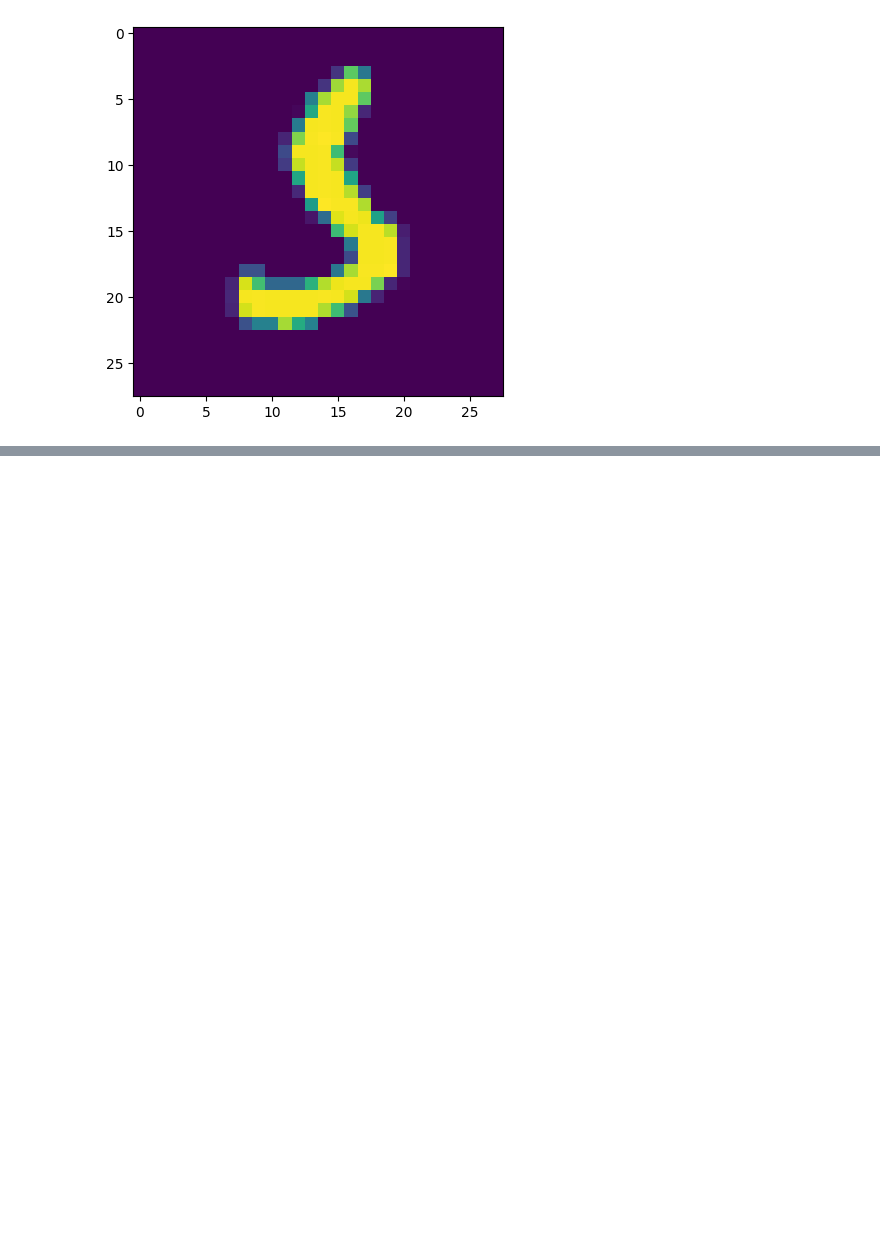
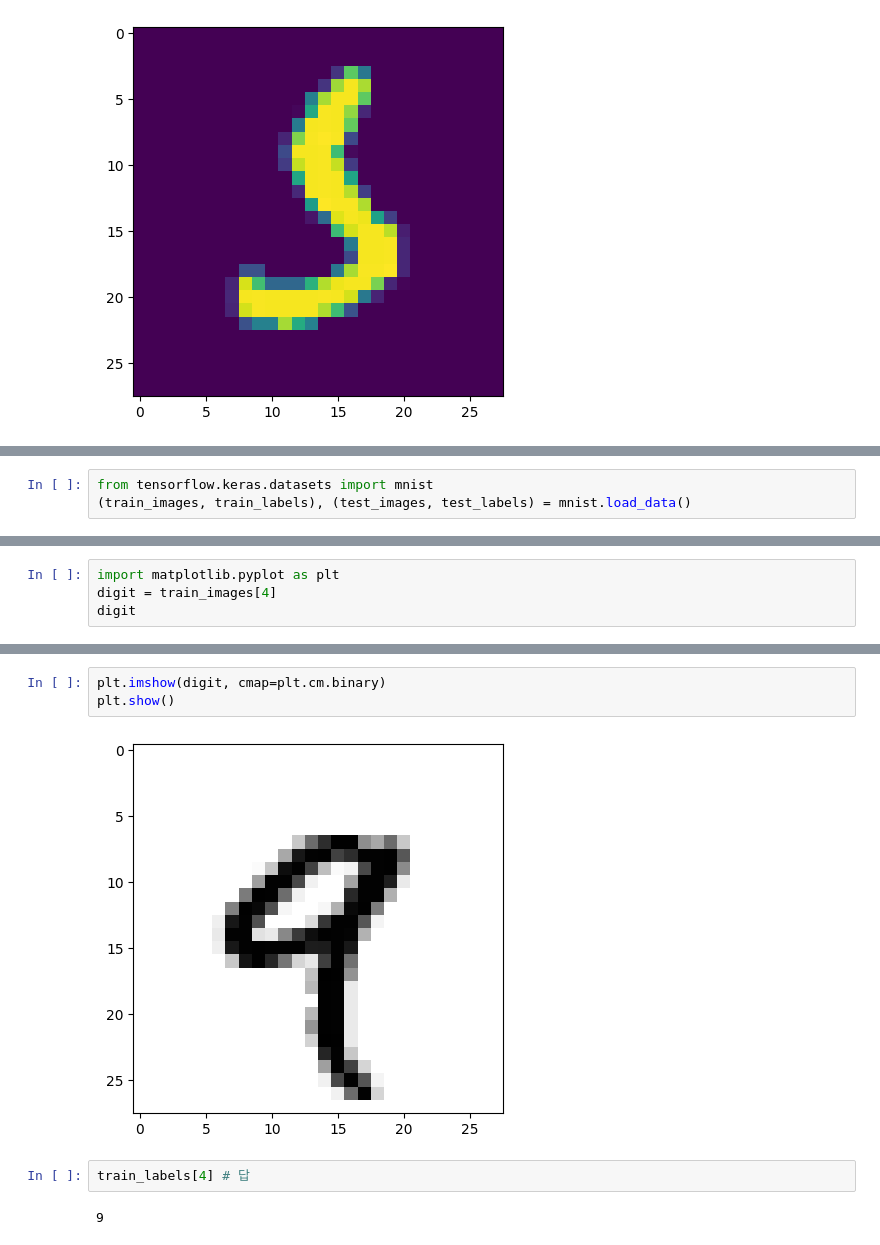
Before and after one commit to jewons91/dl-dev, a Jupyter notebook: ch02/케라스에서 mnist 이미지분류.ipynb, the cells around one changed output, grey strips where cells are left out. Cells and saved outputs as stored; diff of their text form; blank space fills up the shorter version.

```diff
--- a/ch02/케라스에서 mnist 이미지분류.ipynb
+++ b/ch02/케라스에서 mnist 이미지분류.ipynb
@@ -237,0 +240,3 @@ for idx in false_labels_indexs[:5]:
+# %%
+from tensorflow.keras.datasets import mnist
+(train_images, train_labels), (test_images, test_labels) = mnist.load_data()
@@ -237,0 +252,4 @@ for idx in false_labels_indexs[:5]:
+# %%
+import matplotlib.pyplot as plt
+digit = train_images[4]
+digit
@@ -237,0 +274,9 @@ for idx in false_labels_indexs[:5]:
+# %%
+plt.imshow(digit, cmap=plt.cm.binary)
+plt.show()
+# %% [output]
+[figure, added]
+# %%
+train_labels[4] # 답
+# %% [output]
+9
```
Also changed, not shown: parts of 12 cells of this notebook.
